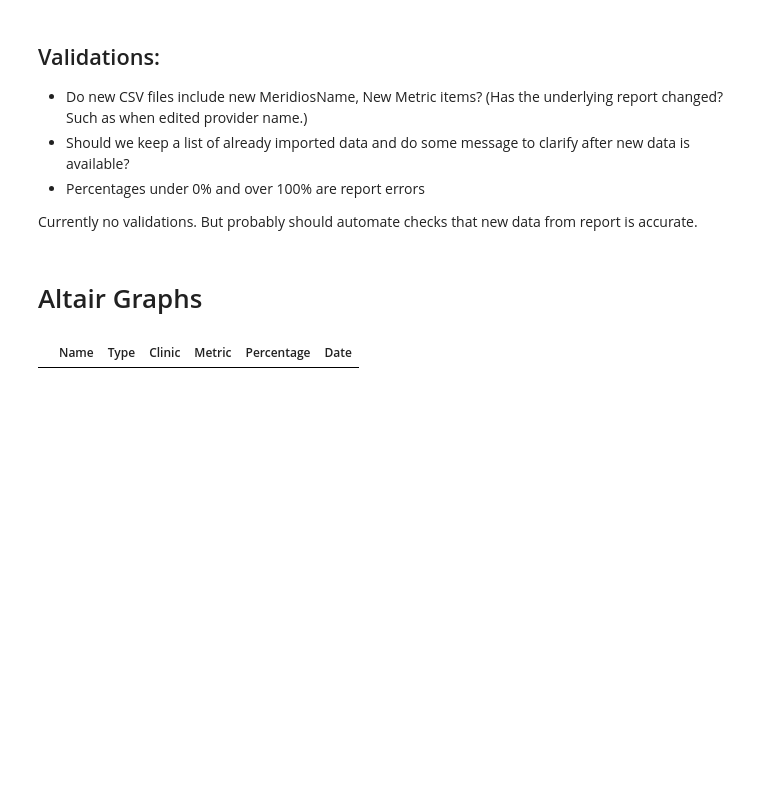
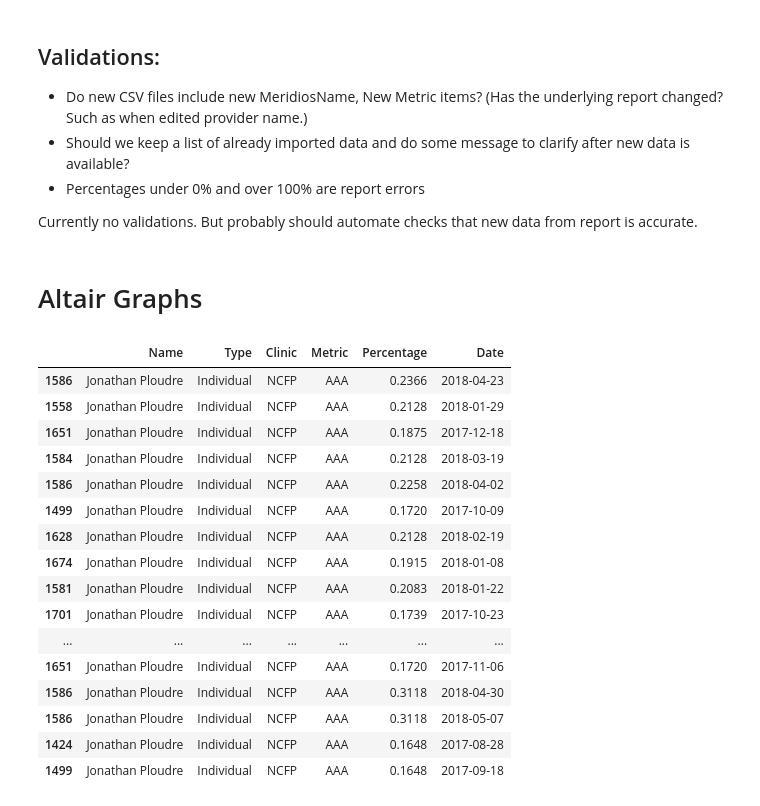
Before and after one commit to crystelsherlock/quality-data, a Jupyter notebook: quality-data.ipynb, the cells around one changed output. Saved outputs shown, nothing was run; the diff lists cells and outputs as text; code cells hidden in the pictures; blank space fills up the shorter version.

```diff
--- a/quality-data.ipynb
+++ b/quality-data.ipynb
@@ -135,9 +134,29 @@ for metric in df.Metric.unique():
 # %%
+metric = 'AAA'
+type = 'Individual'
+name = 'Jonathan Ploudre'
+clinic = 'NCFP'
 newdf = df[(df['Metric']==metric) &
                          (df['Type']==type) &
                          (df['Name']==name) &
                          (df['Clinic']==clinic)]
 
 newdf
 # %% [output]
 |  | Name | Type | Clinic | Metric | Percentage | Date |
+| 1586 | Jonathan Ploudre | Individual | NCFP | AAA | 0.2366 | 2018-04-23 |
+| 1558 | Jonathan Ploudre | Individual | NCFP | AAA | 0.2128 | 2018-01-29 |
+| 1651 | Jonathan Ploudre | Individual | NCFP | AAA | 0.1875 | 2017-12-18 |
+| 1584 | Jonathan Ploudre | Individual | NCFP | AAA | 0.2128 | 2018-03-19 |
+| 1586 | Jonathan Ploudre | Individual | NCFP | AAA | 0.2258 | 2018-04-02 |
+| 1499 | Jonathan Ploudre | Individual | NCFP | AAA | 0.1720 | 2017-10-09 |
+| 1628 | Jonathan Ploudre | Individual | NCFP | AAA | 0.2128 | 2018-02-19 |
+| 1674 | Jonathan Ploudre | Individual | NCFP | AAA | 0.1915 | 2018-01-08 |
+| 1581 | Jonathan Ploudre | Individual | NCFP | AAA | 0.2083 | 2018-01-22 |
+| 1701 | Jonathan Ploudre | Individual | NCFP | AAA | 0.1739 | 2017-10-23 |
+| ... | ... | ... | ... | ... | ... | ... |
+| 1651 | Jonathan Ploudre | Individual | NCFP | AAA | 0.1720 | 2017-11-06 |
+| 1586 | Jonathan Ploudre | Individual | NCFP | AAA | 0.3118 | 2018-04-30 |
+| 1586 | Jonathan Ploudre | Individual | NCFP | AAA | 0.3118 | 2018-05-07 |
+| 1424 | Jonathan Ploudre | Individual | NCFP | AAA | 0.1648 | 2017-08-28 |
+| 1499 | Jonathan Ploudre | Individual | NCFP | AAA | 0.1648 | 2017-09-18 |
```
Also changed, not shown: parts of 3 cells of this notebook, 21 other files.
